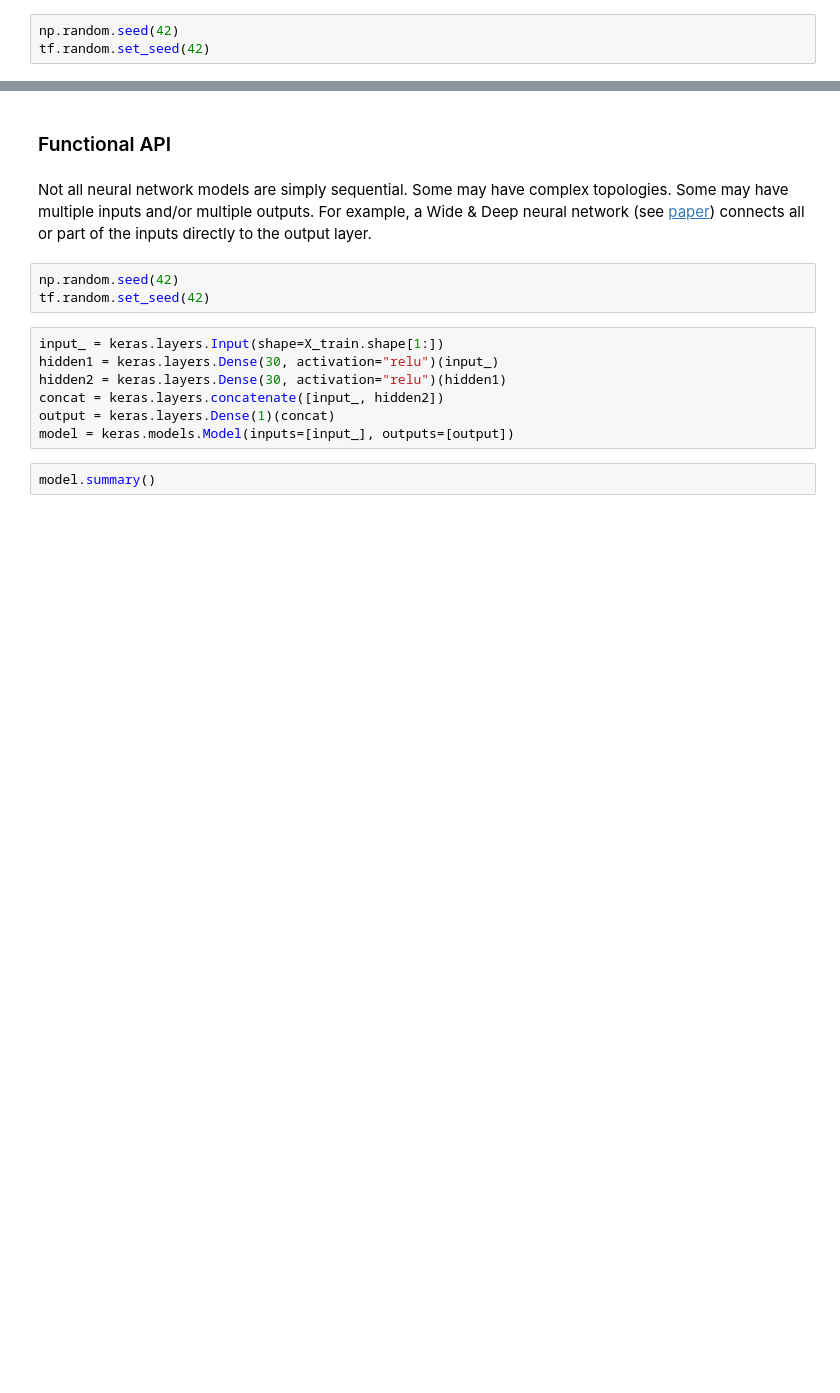
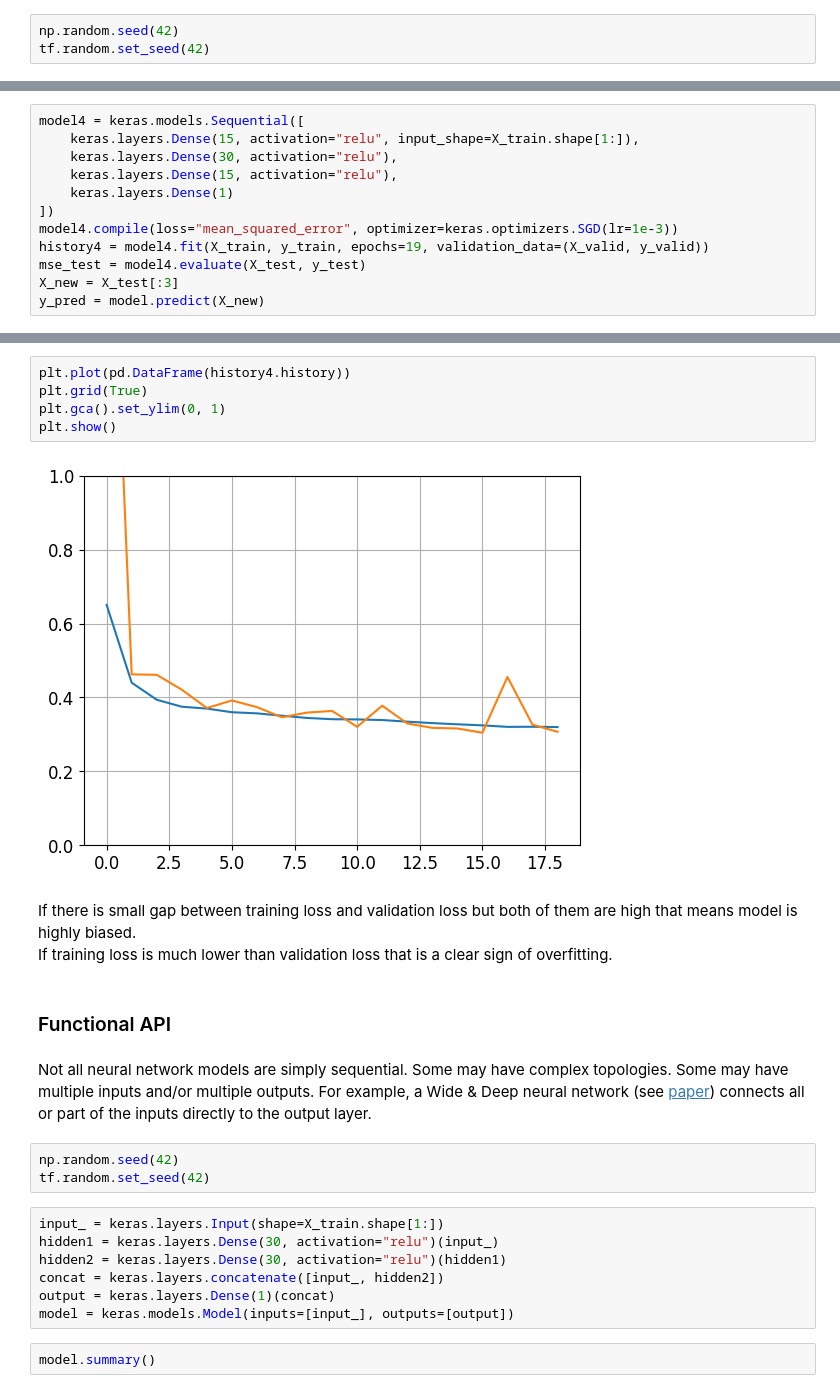
Before and after one commit to Snehashis111/AdvancedML, a Jupyter notebook: Deep_Learning_methods.ipynb, the cells around one changed output, grey strips where cells are left out. Drawn from its saved outputs; the diff is of its cells as text; blank space fills up the shorter version.

```diff
--- a/Deep_Learning_methods.ipynb
+++ b/Deep_Learning_methods.ipynb
@@ -502,0 +615,12 @@ array([[0.38856632],
+# %%
+model4 = keras.models.Sequential([
+    keras.layers.Dense(15, activation="relu", input_shape=X_train.shape[1:]),
+    keras.layers.Dense(30, activation="relu"),
+    keras.layers.Dense(15, activation="relu"),
+    keras.layers.Dense(1)
+])
+model4.compile(loss="mean_squared_error", optimizer=keras.optimizers.SGD(lr=1e-3))
+history4 = model4.fit(X_train, y_train, epochs=19, validation_data=(X_valid, y_valid))
+mse_test = model4.evaluate(X_test, y_test)
+X_new = X_test[:3]
+y_pred = model.predict(X_new)
@@ -503,3 +646,12 @@ array([[0.38856632],
+# %%
+plt.plot(pd.DataFrame(history4.history))
+plt.grid(True)
+plt.gca().set_ylim(0, 1)
+plt.show()
+# %% [output]
+[figure, added]
+# %% [markdown]
+If there is small gap between training loss and validation loss but both of them are high that means model is highly biased.<br>  If training loss is much lower than validation loss that is a clear sign of overfitting.
 # %% [markdown]
 ### Functional API
 # %% [markdown]
```
Also changed, not shown: parts of 30 cells of this notebook.
